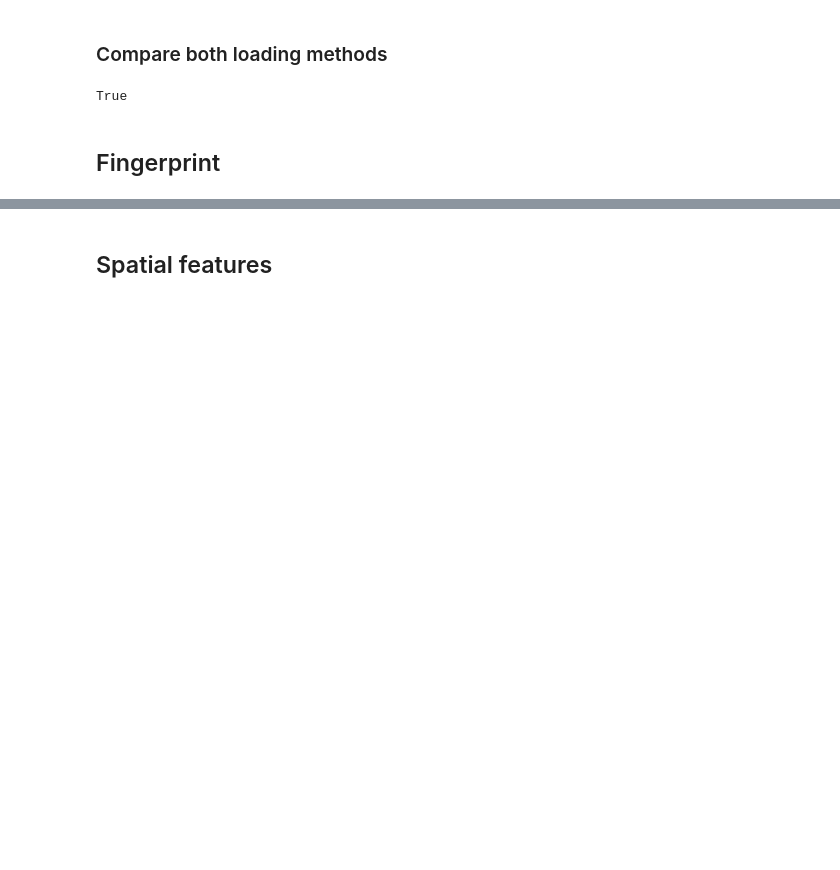
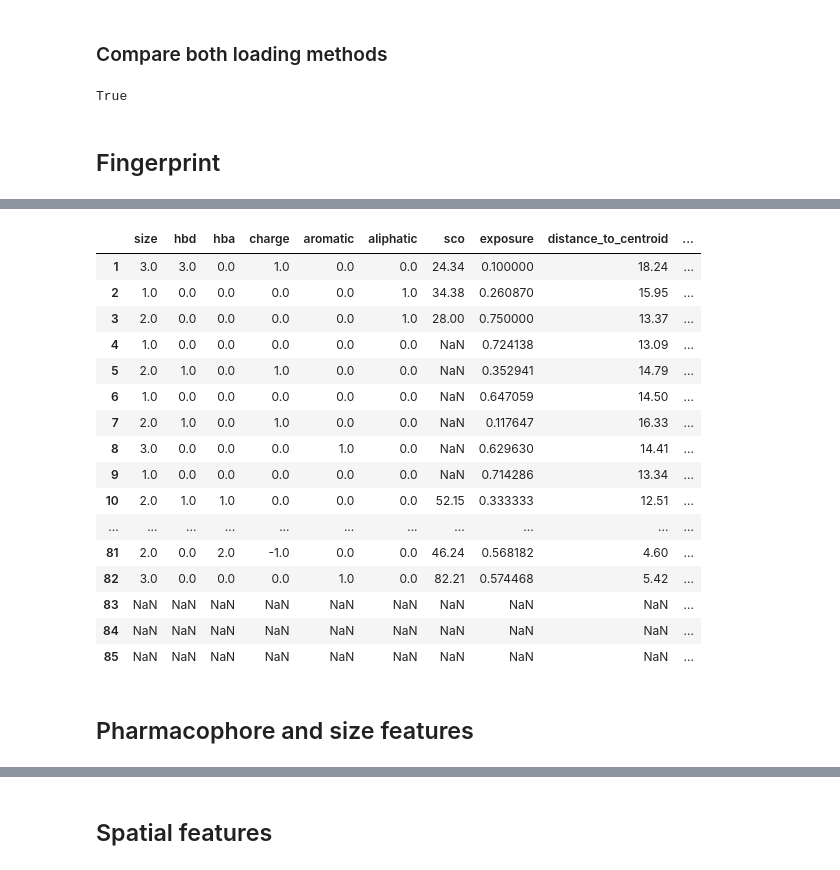
Before and after one commit to volkamerlab/kissim, a Jupyter notebook: scripts/kinsim_tutorial.ipynb, the cells around one changed output, grey strips where cells are left out. Cells and saved outputs as stored; diff of their text form; code cells hidden in the pictures; blank space fills up the shorter version.

```diff
--- a/scripts/kinsim_tutorial.ipynb
+++ b/scripts/kinsim_tutorial.ipynb
@@ -110,0 +139,22 @@ fp.features
+# %%
+fp.features
+# %% [output]
+|  | size | hbd | hba | charge | aromatic | aliphatic | sco | exposure | distance_to_centroid | ... |
+| 1 | 3.0 | 3.0 | 0.0 | 1.0 | 0.0 | 0.0 | 24.34 | 0.100000 | 18.24 | ... |
+| 2 | 1.0 | 0.0 | 0.0 | 0.0 | 0.0 | 1.0 | 34.38 | 0.260870 | 15.95 | ... |
+| 3 | 2.0 | 0.0 | 0.0 | 0.0 | 0.0 | 1.0 | 28.00 | 0.750000 | 13.37 | ... |
+| 4 | 1.0 | 0.0 | 0.0 | 0.0 | 0.0 | 0.0 | NaN | 0.724138 | 13.09 | ... |
+| 5 | 2.0 | 1.0 | 0.0 | 1.0 | 0.0 | 0.0 | NaN | 0.352941 | 14.79 | ... |
+| 6 | 1.0 | 0.0 | 0.0 | 0.0 | 0.0 | 0.0 | NaN | 0.647059 | 14.50 | ... |
+| 7 | 2.0 | 1.0 | 0.0 | 1.0 | 0.0 | 0.0 | NaN | 0.117647 | 16.33 | ... |
+| 8 | 3.0 | 0.0 | 0.0 | 0.0 | 1.0 | 0.0 | NaN | 0.629630 | 14.41 | ... |
+| 9 | 1.0 | 0.0 | 0.0 | 0.0 | 0.0 | 0.0 | NaN | 0.714286 | 13.34 | ... |
+| 10 | 2.0 | 1.0 | 1.0 | 0.0 | 0.0 | 0.0 | 52.15 | 0.333333 | 12.51 | ... |
+| ... | ... | ... | ... | ... | ... | ... | ... | ... | ... | ... |
+| 81 | 2.0 | 0.0 | 2.0 | -1.0 | 0.0 | 0.0 | 46.24 | 0.568182 | 4.60 | ... |
+| 82 | 3.0 | 0.0 | 0.0 | 0.0 | 1.0 | 0.0 | 82.21 | 0.574468 | 5.42 | ... |
+| 83 | NaN | NaN | NaN | NaN | NaN | NaN | NaN | NaN | NaN | ... |
+| 84 | NaN | NaN | NaN | NaN | NaN | NaN | NaN | NaN | NaN | ... |
+| 85 | NaN | NaN | NaN | NaN | NaN | NaN | NaN | NaN | NaN | ... |
+# %% [markdown]
+## Pharmacophore and size features
```
Also changed, not shown: parts of 38 cells of this notebook, 7 other files.
